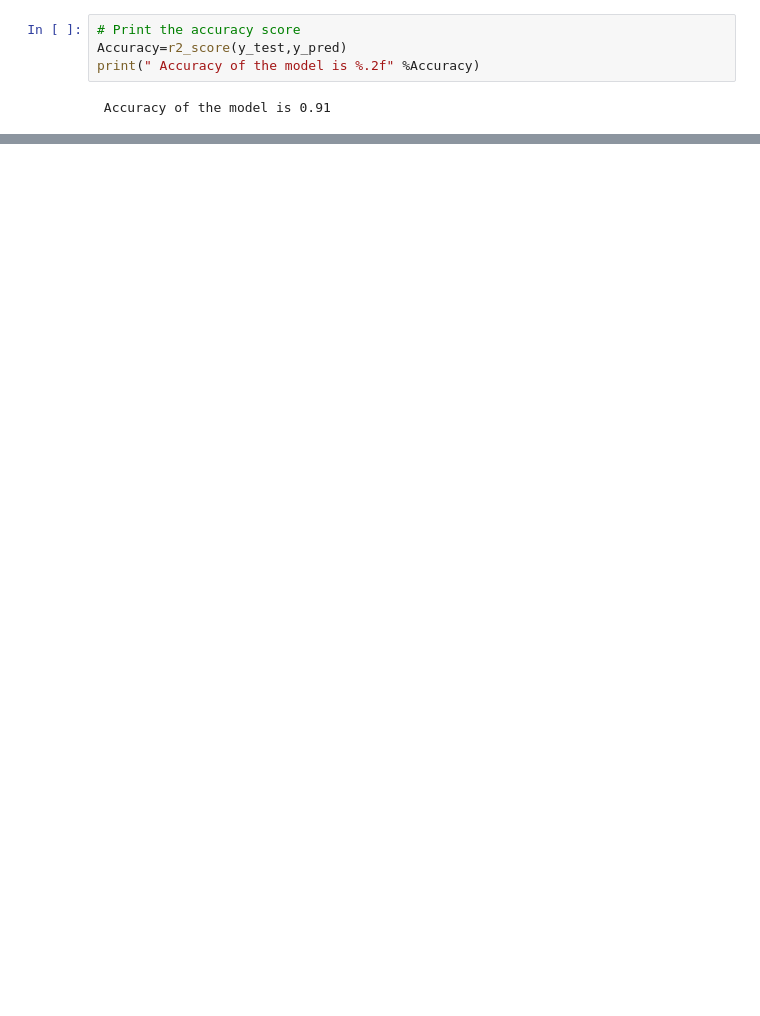
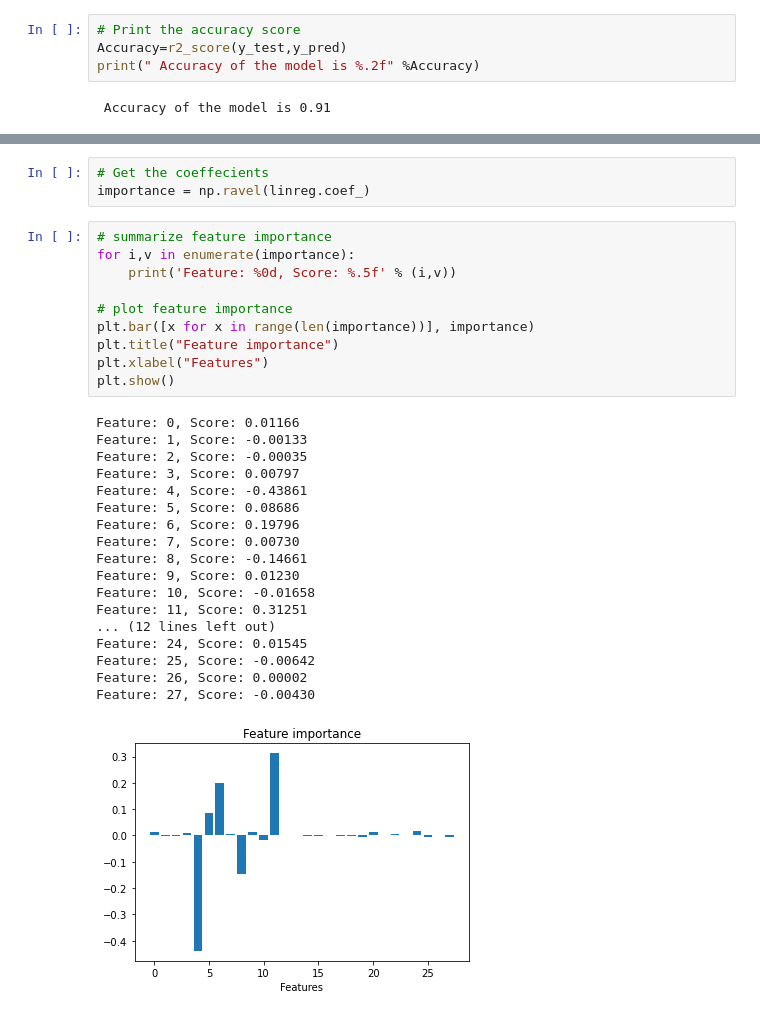
Before and after one commit to Degri95/Final_Project, a Jupyter notebook: Linear_regressions.ipynb, the cells around one changed output, grey strips where cells are left out. Saved outputs shown, nothing was run; the diff lists cells and outputs as text; blank space fills up the shorter version.

```diff
--- a/Linear_regressions.ipynb
+++ b/Linear_regressions.ipynb
@@ -168 +209,33 @@ Notes:
 strong multicollinearity or other numerical problems.
+# %%
+# Get the coeffecients
+importance = np.ravel(linreg.coef_)
+# %%
+# summarize feature importance
+for i,v in enumerate(importance):
+    print('Feature: %0d, Score: %.5f' % (i,v))
+
+# plot feature importance
+plt.bar([x for x in range(len(importance))], importance)
+plt.title("Feature importance")
+plt.xlabel("Features")
+plt.show()
+# %% [output]
+Feature: 0, Score: 0.01166
+Feature: 1, Score: -0.00133
+Feature: 2, Score: -0.00035
+Feature: 3, Score: 0.00797
+Feature: 4, Score: -0.43861
+Feature: 5, Score: 0.08686
+Feature: 6, Score: 0.19796
+Feature: 7, Score: 0.00730
+Feature: 8, Score: -0.14661
+Feature: 9, Score: 0.01230
+Feature: 10, Score: -0.01658
+Feature: 11, Score: 0.31251
+... (12 lines left out)
+Feature: 24, Score: 0.01545
+Feature: 25, Score: -0.00642
+Feature: 26, Score: 0.00002
+Feature: 27, Score: -0.00430
+[figure, added]
```
Also changed, not shown: parts of 13 cells of this notebook, 1 other file.
